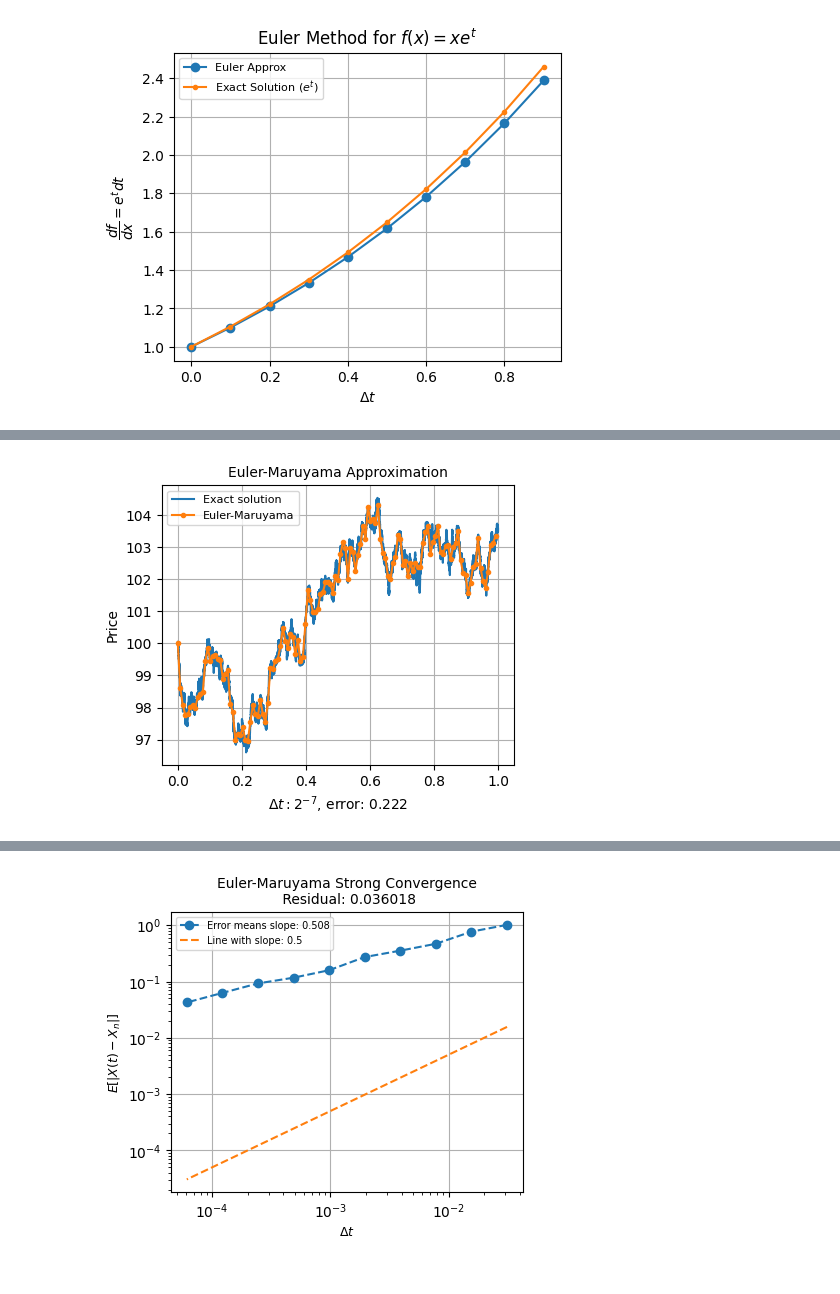
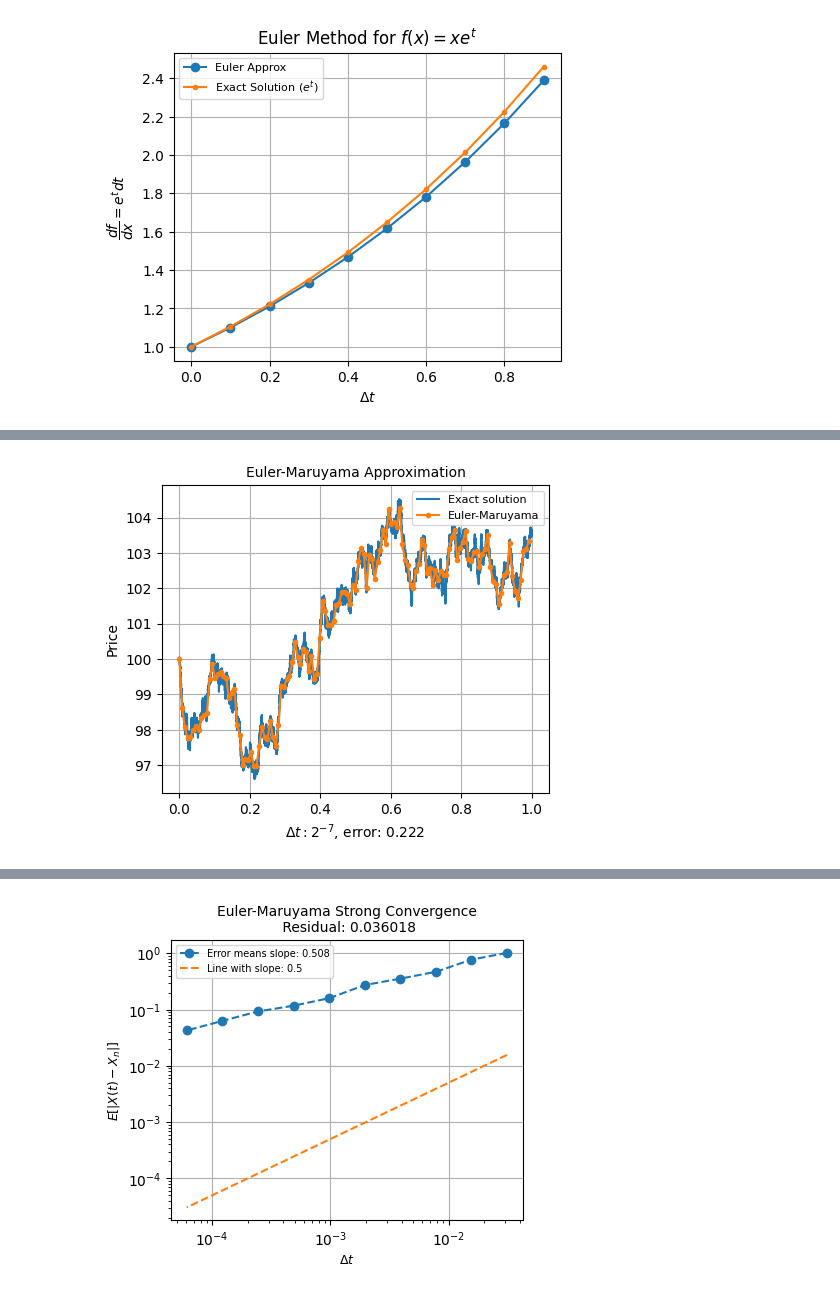
Before and after one commit to akalingking/market-maker, a Jupyter notebook: market_maker/avellaneda-stoikov/README/numerical_methods_for_stochastic_differential_equations_code.ipynb, the cells around one changed output, grey strips where cells are left out. Saved outputs shown, nothing was run; the diff lists cells and outputs as text; code cells hidden in the pictures.

```diff
--- a/market_maker/avellaneda-stoikov/numerical_methods_for_stochastic_differential_equations.ipynb
+++ b/market_maker/avellaneda-stoikov/README/numerical_methods_for_stochastic_differential_equations_code.ipynb
@@ -147,45 +52,49 @@ S_{t} = S_0 \exp \left[\left(\mu - \frac{1}{2}\sigma^2\right) t + \sigma W_t \ri
 # %%
+## Compare analytical solution to Euler approximation of SDE
 np.random.seed(random_seed)
 mu = 0.03      # Drift
 sigma = 0.05   # Diffusion
 x0 = 100       # Initial price
 N = 2**15      # Brownian increments
 T = 1          # Time horizon
 dt = T/N       # Time step size
 W = np.sqrt(dt)*np.random.normal(0, 1, size=N) # Brownian
 
 # Exact solution using Brownian motion with dt
-Wt = dB.cumsum()
+Wt = W.cumsum()
 t = np.arange(0, T, dt)
 Xt = np.zeros(len(t))
 Xt[0] = x0
 for i in range(1,len(t)):
-    Xt[i] = x0 * np.exp((mu-0.5*sigma**2) * t_N[i-1] + sigma*Wt[i-1])
+    Xt[i] = x0 * np.exp((mu-0.5*sigma**2) * t[i-1] + sigma*Wt[i-1])
 
 # Euler-Maruyama approximation
 I = 2**7        # Euler increments
 step = int(N/I) # Adjusted Brownian increments
 Dt = step*dt    # Euler step size
 t_e = np.arange(0, T, Dt)
 Xe = np.zeros(I)
 Xe[0] = x0
 # Recalculate to adjusted Euler increments
-Wt_e = np.array([np.sum(dB[k*step : (k+1)*step]) for k in range(I)])
+Wt_e = np.array([np.sum(W[k*step : (k+1)*step]) for k in range(I)])
 for i in range(1, len(t_e)):
-    Xe[i] = Xe[i-1] * (1 + mu*Dt + sigma * Wt_e[i-1])
+    Xe[i] = Xe[i-1] * ((1 + mu*Dt + sigma * Wt_e[i-1]).cumprod())
 
 # Calculate discrepancy
 error = np.sqrt((Xt[-1] - Xe[-1])**2)
 
-fig = plt.figure(figsize=(10,8))
-ax = fig.add_subplot(221)
-ax.plot(t, Xt, label="Exact solution")
-ax.plot(t_e, Xe, marker=".", label="Euler-Maruyama")
-ax.set_xlabel("$\Delta t: 2^{-7}$"+", error: {:.3f}".format(error))
-ax.set_ylabel("Price")
-ax.legend(prop={"size":8})
-ax.set_title(r"Euler-Maruyama Approximation", size=10)
-ax.grid(":")
+plt.figure(figsize=(5, 4))
+#fig = plt.figure(figsize=(5,4))
+#ax = fig.add_subplot()
+plt.plot(t, Xt, label="Exact solution")
+plt.plot(t_e, Xe, marker=".", label="Euler-Maruyama")
+plt.xlabel("$\Delta t: 2^{-7}$"+", error: {:.3f}".format(error))
+plt.ylabel("Price")
+plt.legend()
+plt.legend(prop={"size":8})
+plt.title(r"Euler-Maruyama Approximation", size=10)
+plt.grid(":")
+plt.savefig("images/euler_maruyama_approximation.png", bbox_inches='tight')
 plt.show()
 # %% [output]
-[figure, old version]
+[figure, new version]
```
Also changed, not shown: parts of 14 cells of this notebook, 5 other files.
